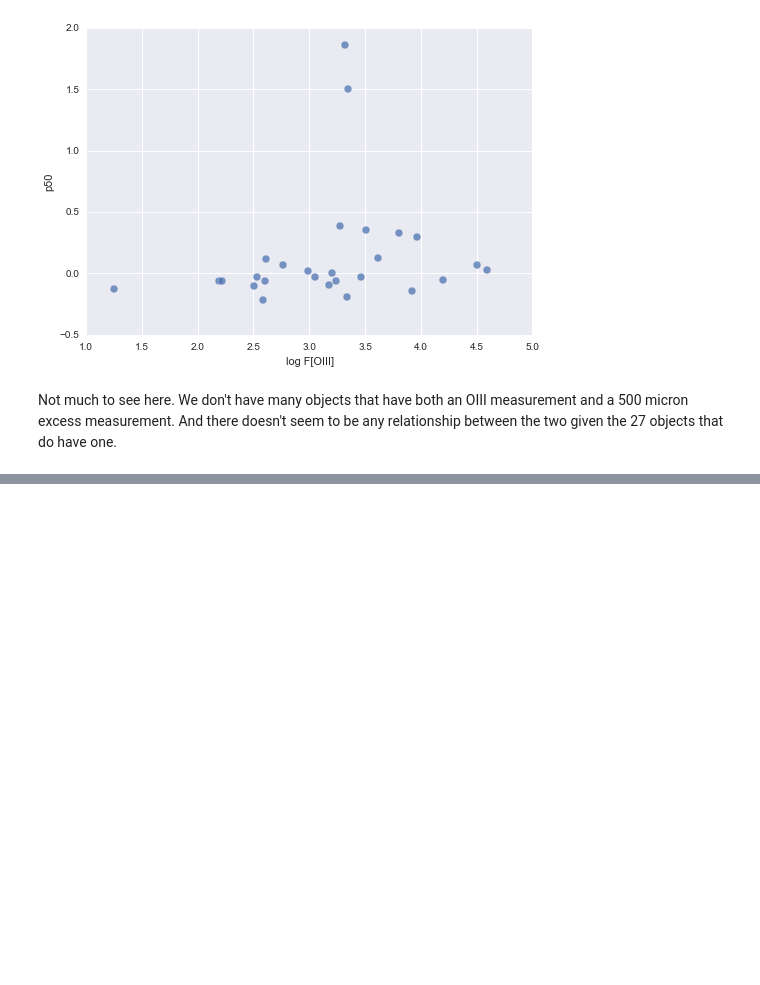
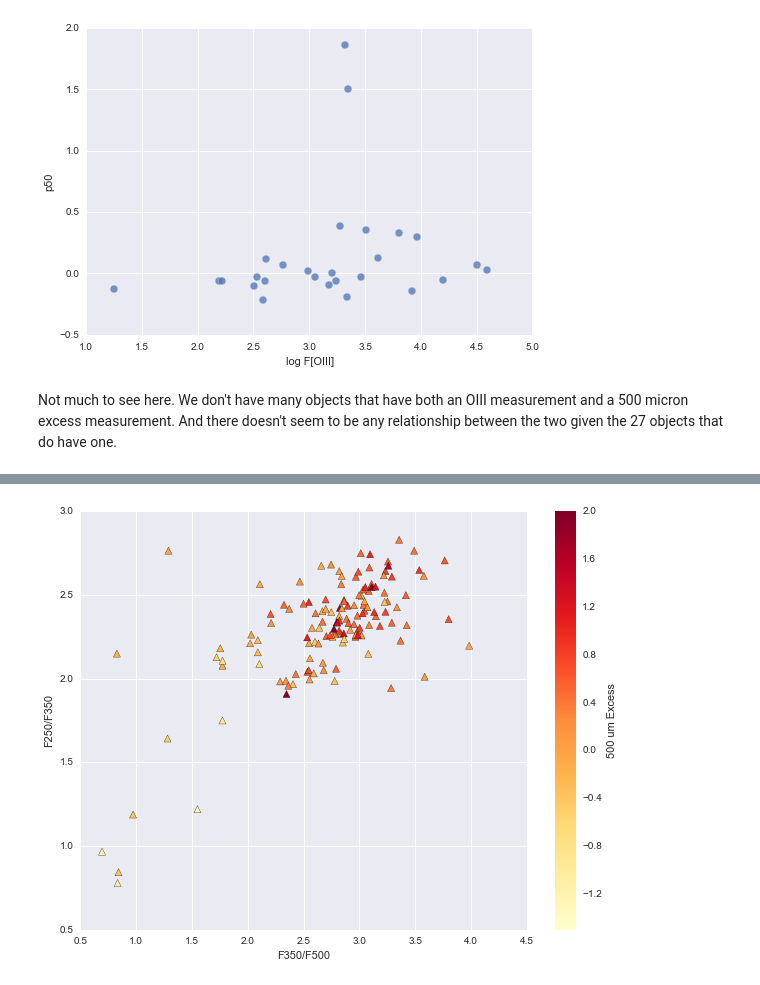
Before and after one commit to ttshimiz/spire-catalog-analysis, a Jupyter notebook: 500um-excess/examine-500um-excess-beta2-TwarmFree.ipynb, the cells around one changed output, grey strips where cells are left out. Cells and saved outputs as stored; diff of their text form; code cells hidden in the pictures; blank space fills up the shorter version.

```diff
--- a/500um-excess/examine-500um-excess-beta2-TwarmFree.ipynb
+++ b/500um-excess/examine-500um-excess-beta2-TwarmFree.ipynb
@@ -408,0 +428,14 @@ Not much to see here. We don't have many objects that have both an OIII measurem
+# %%
+# Plot the SPIRE color-color diagram
+fig1, ax1 = plt.subplots(1,1, figsize=(10, 7.5))
+sc = ax1.scatter(data['F350/F500'], data['F250/F350'], c=np.log10(data['L160/LBAT']),
+                s=50, marker='^', cmap = 'YlOrRd', vmax=-1.5, vmin=2.0)
+ax1.set_xlabel('F350/F500')
+ax1.set_ylabel('F250/F350')
+cbar = fig1.colorbar(sc, ax=ax1)
+cbar.set_label('500 um Excess')
+
+tooltip = mpld3.plugins.PointLabelTooltip(sc, labels=data.index.tolist())
+mpld3.plugins.connect(fig1, tooltip)
+# %% [output]
+[figure, added]
```
Also changed, not shown: parts of 7 cells of this notebook.
